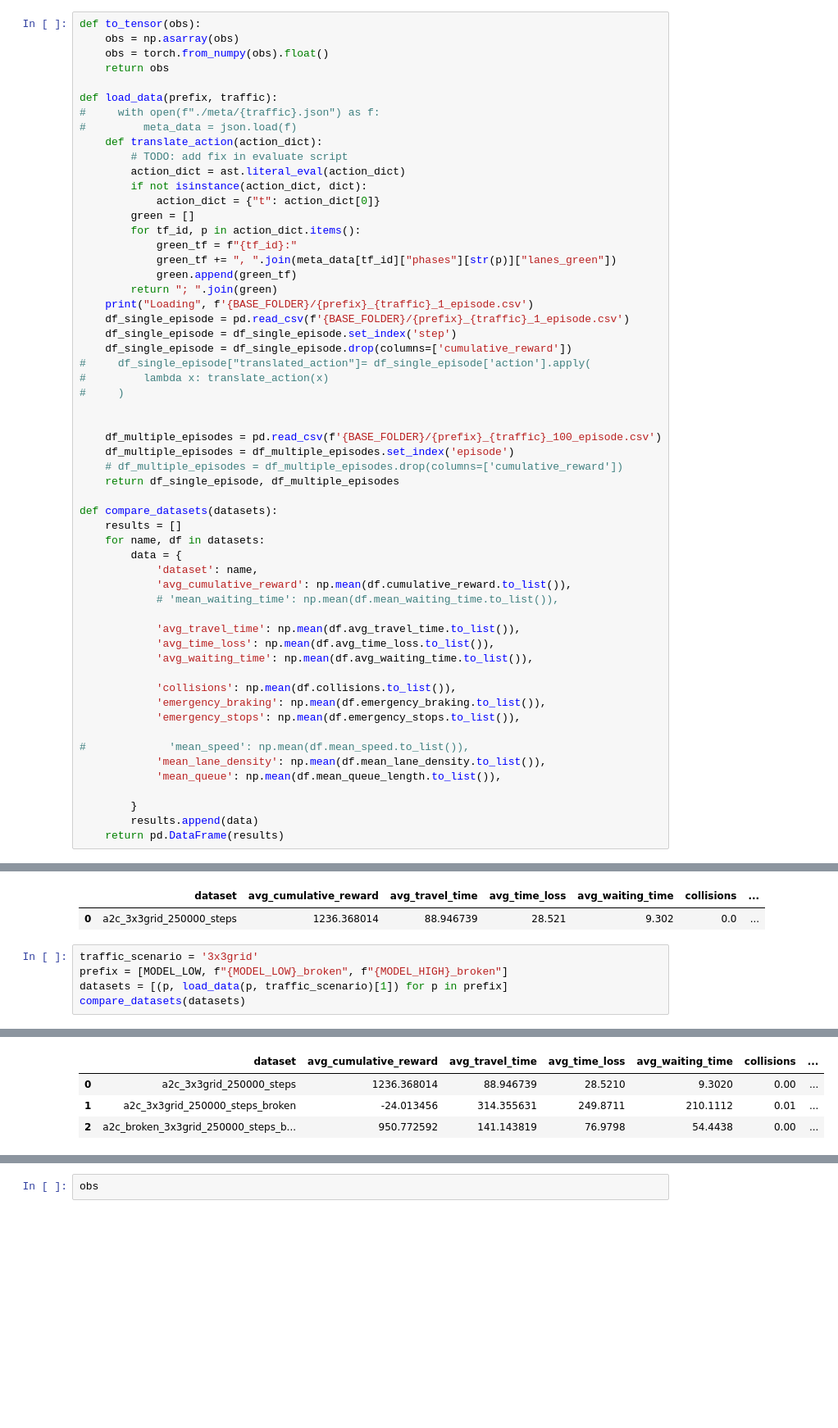
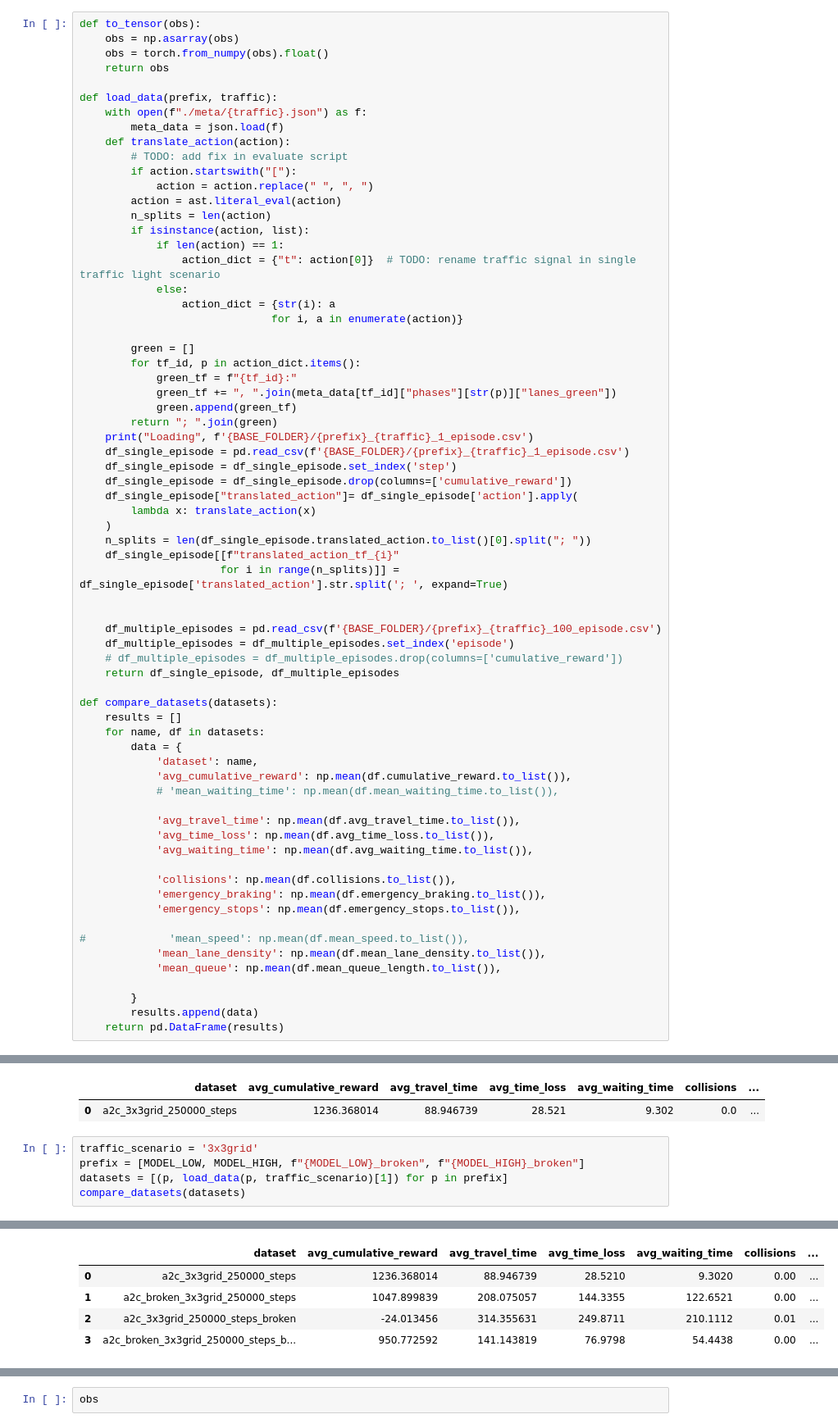
Before and after one commit to Ouroboros4991/MasterThesis2024, a Jupyter notebook: ac2_policy_comparision.ipynb, the cells around one changed output, grey strips where cells are left out. Shown at 82% size. Cells and saved outputs as stored; diff of their text form; blank space fills up the shorter version.

Commit message:
added new scenario with different phases

```diff
--- a/ac2_policy_comparision.ipynb
+++ b/ac2_policy_comparision.ipynb
@@ -31,13 +31,21 @@ def to_tensor(obs):
     return obs
 
 def load_data(prefix, traffic):
-#     with open(f"./meta/{traffic}.json") as f:
-#         meta_data = json.load(f)
-    def translate_action(action_dict):
+    with open(f"./meta/{traffic}.json") as f:
+        meta_data = json.load(f)
+    def translate_action(action):
         # TODO: add fix in evaluate script
-        action_dict = ast.literal_eval(action_dict)
-        if not isinstance(action_dict, dict):
-            action_dict = {"t": action_dict[0]}
+        if action.startswith("["):
+            action = action.replace(" ", ", ")
+        action = ast.literal_eval(action)
+        n_splits = len(action)
+        if isinstance(action, list):
+            if len(action) == 1:
+                action_dict = {"t": action[0]}  # TODO: rename traffic signal in single traffic light scenario
+            else:
+                action_dict = {str(i): a
+                              for i, a in enumerate(action)}
+
         green = []
         for tf_id, p in action_dict.items():
             green_tf = f"{tf_id}:"
@@ -48,9 +56,12 @@ def load_data(prefix, traffic):
     df_single_episode = pd.read_csv(f'{BASE_FOLDER}/{prefix}_{traffic}_1_episode.csv')
     df_single_episode = df_single_episode.set_index('step')
     df_single_episode = df_single_episode.drop(columns=['cumulative_reward'])
-#     df_single_episode["translated_action"]= df_single_episode['action'].apply(
-#         lambda x: translate_action(x)
-#     )
+    df_single_episode["translated_action"]= df_single_episode['action'].apply(
+        lambda x: translate_action(x)
+    )
+    n_splits = len(df_single_episode.translated_action.to_list()[0].split("; "))
+    df_single_episode[[f"translated_action_tf_{i}"
+                      for i in range(n_splits)]] = df_single_episode['translated_action'].str.split('; ', expand=True)
 
 
     df_multiple_episodes = pd.read_csv(f'{BASE_FOLDER}/{prefix}_{traffic}_100_episode.csv')
@@ -92,7 +103,7 @@ Loading ./evaluations/a2c_3x3grid_250000_steps_3x3grid_1_episode.csv
 | 0 | a2c_3x3grid_250000_steps | 1236.368014 | 88.946739 | 28.521 | 9.302 | 0.0 | ... |
 # %%
 traffic_scenario = '3x3grid'
-prefix = [MODEL_LOW, f"{MODEL_LOW}_broken", f"{MODEL_HIGH}_broken"]
+prefix = [MODEL_LOW, MODEL_HIGH, f"{MODEL_LOW}_broken", f"{MODEL_HIGH}_broken"]
 datasets = [(p, load_data(p, traffic_scenario)[1]) for p in prefix]
 compare_datasets(datasets)
 # %% [output]
@@ -100,6 +112,7 @@ Loading ./evaluations/a2c_3x3grid_250000_steps_3x3grid_1_episode.csv
 Loading ./evaluations/a2c_3x3grid_250000_steps_broken_3x3grid_1_episode.csv
 Loading ./evaluations/a2c_broken_3x3grid_250000_steps_broken_3x3grid_1_episode.csv
 |  | dataset | avg_cumulative_reward | avg_travel_time | avg_time_loss | avg_waiting_time | collisions | ... |
 | 0 | a2c_3x3grid_250000_steps | 1236.368014 | 88.946739 | 28.5210 | 9.3020 | 0.00 | ... |
-| 1 | a2c_3x3grid_250000_steps_broken | -24.013456 | 314.355631 | 249.8711 | 210.1112 | 0.01 | ... |
-| 2 | a2c_broken_3x3grid_250000_steps_b... | 950.772592 | 141.143819 | 76.9798 | 54.4438 | 0.00 | ... |
+| 1 | a2c_broken_3x3grid_250000_steps | 1047.899839 | 208.075057 | 144.3355 | 122.6521 | 0.00 | ... |
+| 2 | a2c_3x3grid_250000_steps_broken | -24.013456 | 314.355631 | 249.8711 | 210.1112 | 0.01 | ... |
+| 3 | a2c_broken_3x3grid_250000_steps_b... | 950.772592 | 141.143819 | 76.9798 | 54.4438 | 0.00 | ... |
```
Also changed, not shown: parts of 5 cells of this notebook, 11 other files.
